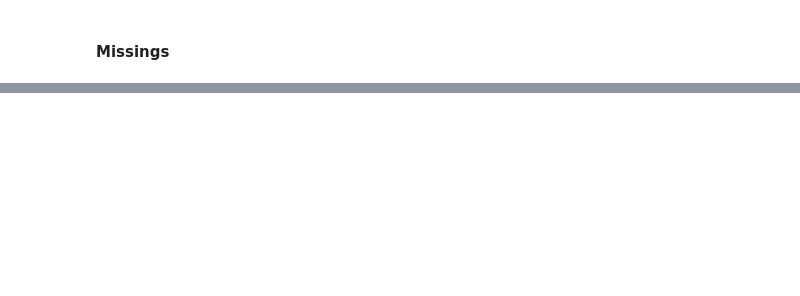
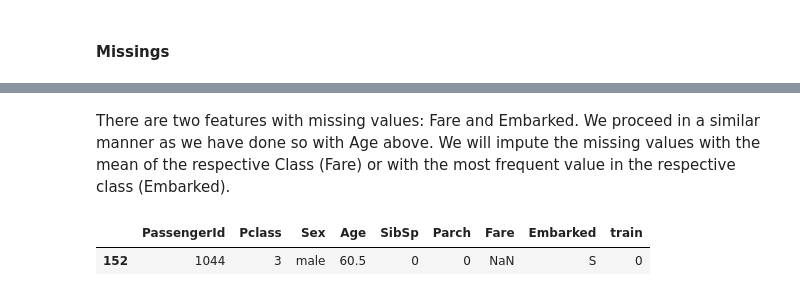
Before and after one commit to tlary/Kaggle_Titanic, a Jupyter notebook: Titanic.ipynb, the cells around one changed output, grey strips where cells are left out. Saved outputs shown, nothing was run; the diff lists cells and outputs as text; code cells hidden in the pictures; blank space fills up the shorter version.

```diff
--- a/Titanic.ipynb
+++ b/Titanic.ipynb
@@ -365,0 +417,7 @@ To retain the current behavior and silence the warning, pass 'sort=True'.
+# %%
+X = train.drop("Survived", axis=1)
+y = train["Survived"]
+X["train"] = 1
+test["train"] = 0
+data = pd.concat([X, test])
+X.shape, test.shape, data.shape
@@ -373,0 +503,7 @@ To retain the current behavior and silence the warning, pass 'sort=True'.
+# %% [markdown]
+There are two features with missing values: Fare and Embarked. We proceed in a similar manner as we have done so with Age above. We will impute the missing values with the mean of the respective Class (Fare) or with the most frequent value in the respective class (Embarked).
+# %%
+data[data["Fare"].isnull()]
+# %% [output]
+|  | PassengerId | Pclass | Sex | Age | SibSp | Parch | Fare | Embarked | train |
+| 152 | 1044 | 3 | male | 60.5 | 0 | 0 | NaN | S | 0 |
```
Also changed, not shown: parts of 48 cells of this notebook.
